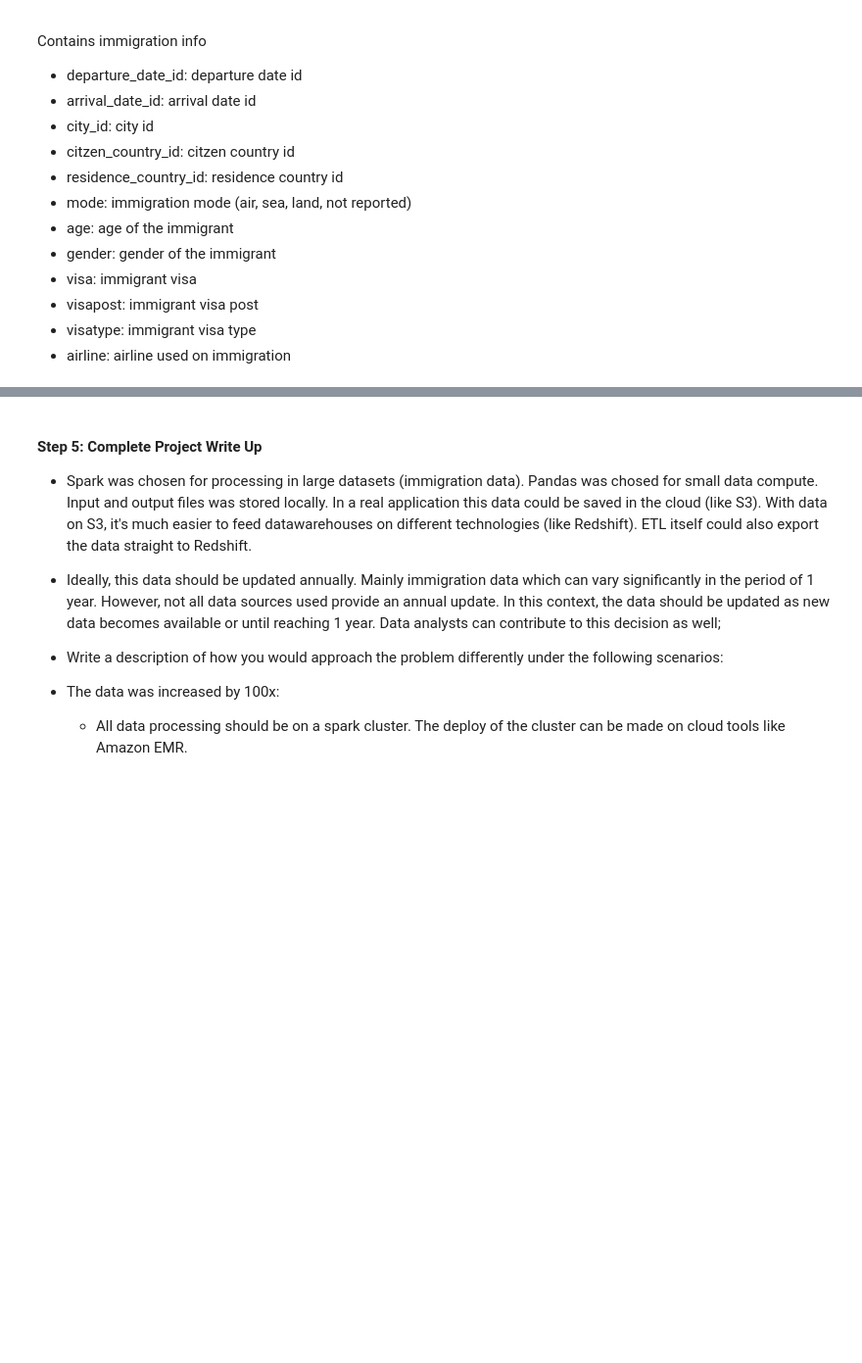
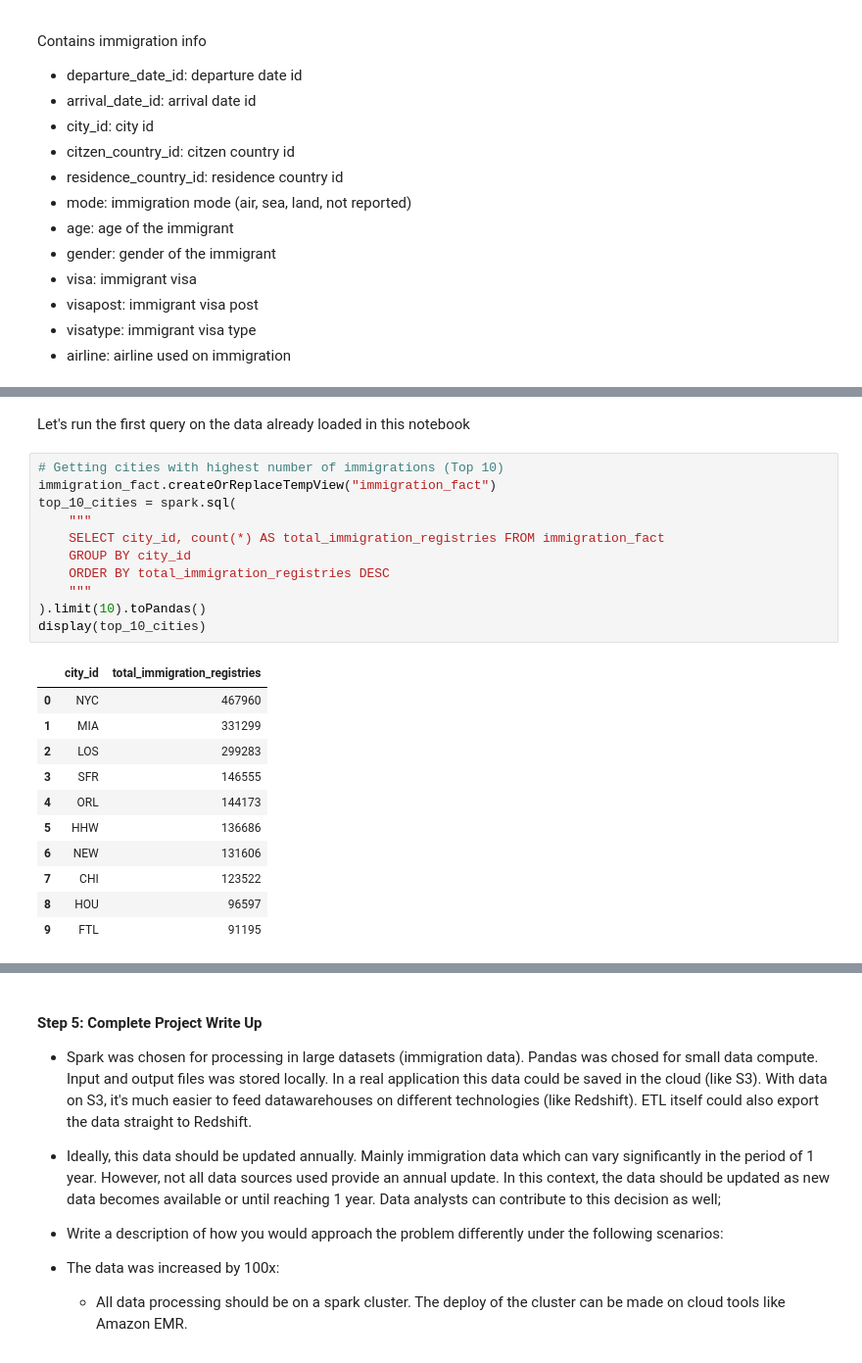
Before and after one commit to pkozilek/nanodegree-data-engineering-capstone, a Jupyter notebook: project.ipynb, the cells around one changed output, grey strips where cells are left out. Shown at 98% size. Saved outputs shown, nothing was run; the diff lists cells and outputs as text; blank space fills up the shorter version.

Commit message:
First project review

```diff
--- a/project.ipynb
+++ b/project.ipynb
@@ -818,0 +880,25 @@ Contains immigration info
+# %% [markdown]
+Let's run the first query on the data already loaded in this notebook
+# %%
+# Getting cities with highest number of immigrations (Top 10)
+immigration_fact.createOrReplaceTempView("immigration_fact")
+top_10_cities = spark.sql(
+    """
+    SELECT city_id, count(*) AS total_immigration_registries FROM immigration_fact
+    GROUP BY city_id
+    ORDER BY total_immigration_registries DESC
+    """
+).limit(10).toPandas()
+display(top_10_cities)
+# %% [output]
+|  | city_id | total_immigration_registries |
+| 0 | NYC | 467960 |
+| 1 | MIA | 331299 |
+| 2 | LOS | 299283 |
+| 3 | SFR | 146555 |
+| 4 | ORL | 144173 |
+| 5 | HHW | 136686 |
+| 6 | NEW | 131606 |
+| 7 | CHI | 123522 |
+| 8 | HOU | 96597 |
+| 9 | FTL | 91195 |
```
Also changed, not shown: parts of 11 cells of this notebook.
